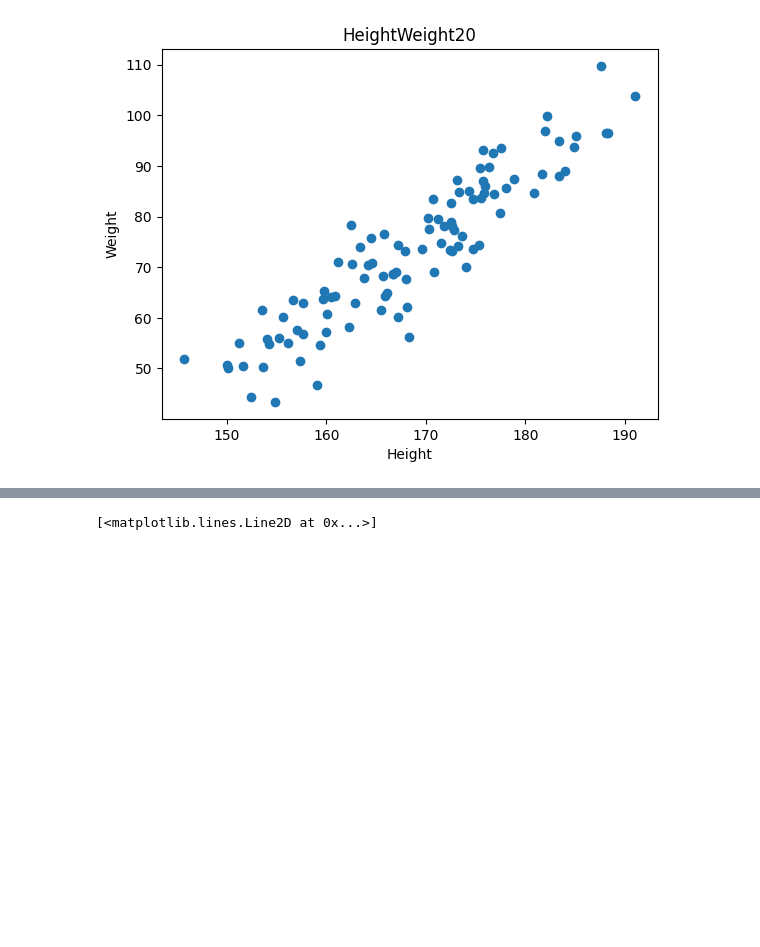
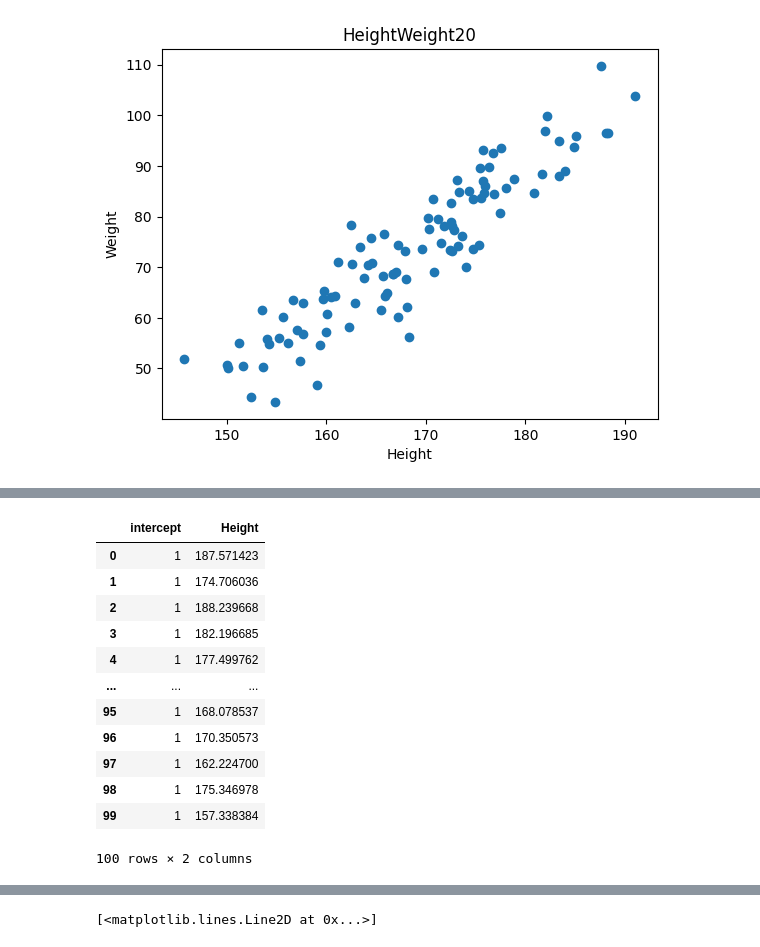
Before and after one commit to jittapat-idea/Machine-Learning-class67, a Jupyter notebook: HW04/ข้อ2.ipynb, the cells around one changed output, grey strips where cells are left out. Cells and saved outputs as stored; diff of their text form; code cells hidden in the pictures; blank space fills up the shorter version.

```diff
--- a/HW04/ข้อ2.ipynb
+++ b/HW04/ข้อ2.ipynb
@@ -94,0 +77,18 @@ MSE = 32.77246203498644
+# %%
+X["intercept"] = 1
+X = X[["intercept","Height"]]
+X
+# %% [output]
+|  | intercept | Height |
+| 0 | 1 | 187.571423 |
+| 1 | 1 | 174.706036 |
+| 2 | 1 | 188.239668 |
+| 3 | 1 | 182.196685 |
+| 4 | 1 | 177.499762 |
+| ... | ... | ... |
+| 95 | 1 | 168.078537 |
+| 96 | 1 | 170.350573 |
+| 97 | 1 | 162.224700 |
+| 98 | 1 | 175.346978 |
+| 99 | 1 | 157.338384 |
+100 rows × 2 columns
```
Also changed, not shown: parts of 11 cells of this notebook, 2 other files.
